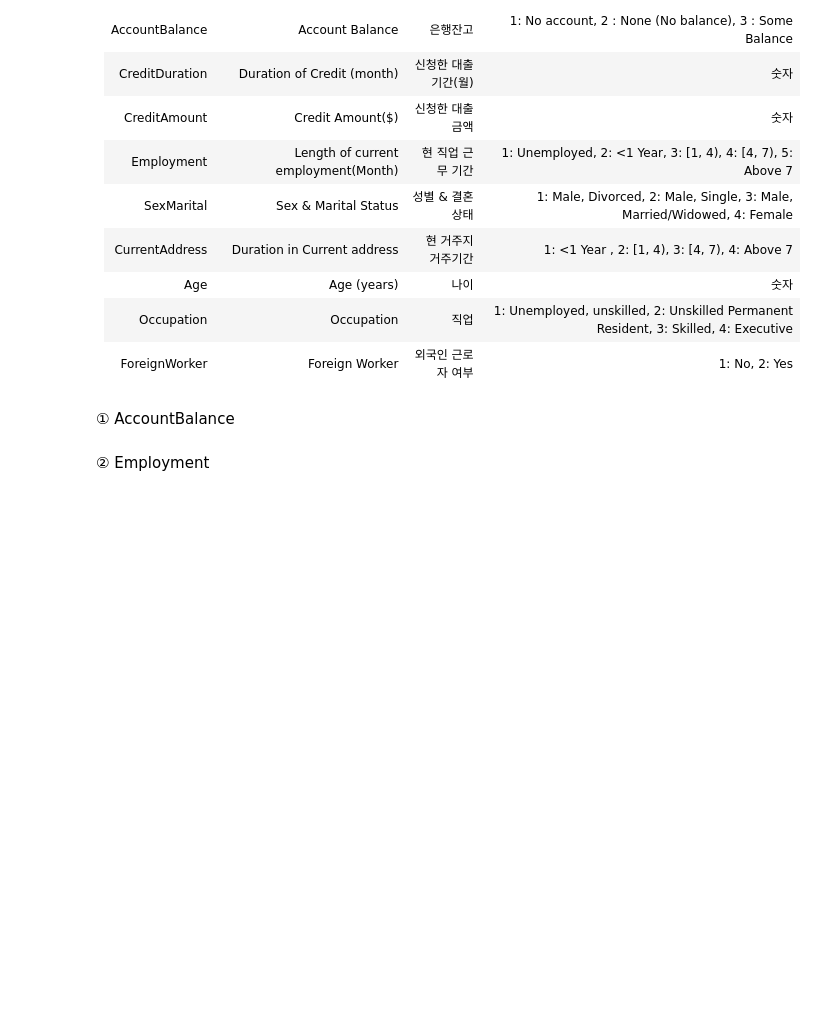
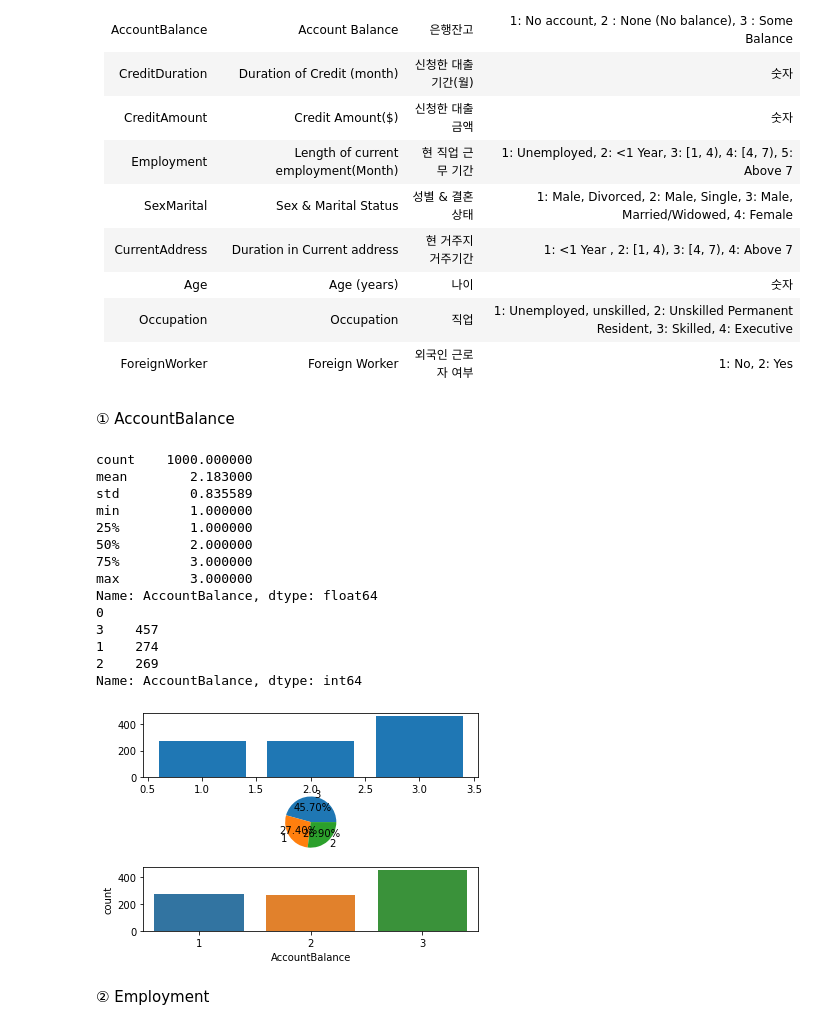
Before and after one commit to prefer100/ai_practice, a Jupyter notebook: 데이터분석/04과 단변량분석_범주형변수.ipynb, the cells around one changed output. Cells and saved outputs as stored; diff of their text form; code cells hidden in the pictures; blank space fills up the shorter version.

```diff
--- a/데이터분석/04과 단변량분석_범주형변수.ipynb
+++ b/데이터분석/04과 단변량분석_범주형변수.ipynb
@@ -282,5 +300,33 @@ credit 데이터에서 아래 범주에 대한 기초통계량과 시각화로
 |	ForeignWorker	|	Foreign Worker	|	외국인 근로자 여부	|	1: No, 2: Yes	|
 # %% [markdown]
 ① AccountBalance
+# %%
+print(credit['AccountBalance'].describe())
+print(credit['AccountBalance'].isna().sum())
+val = credit['AccountBalance'].value_counts()
+print(val)
+plt.subplot(3,1,1)
+plt.bar(val.index,val.values)
+plt.subplot(3,1,2)
+plt.pie(val.values,labels=val.index, autopct='%.2f%%')
+plt.subplot(3,1,3)
+sns.countplot(credit['AccountBalance'])
+plt.show()
+# %% [output]
+count    1000.000000
+mean        2.183000
+std         0.835589
+min         1.000000
+25%         1.000000
+50%         2.000000
+75%         3.000000
+max         3.000000
+Name: AccountBalance, dtype: float64
+0
+3    457
+1    274
+2    269
+Name: AccountBalance, dtype: int64
+[figure, added]
 # %% [markdown]
 ② Employment
```
Also changed, not shown: parts of 6 cells of this notebook, 4 other files.
